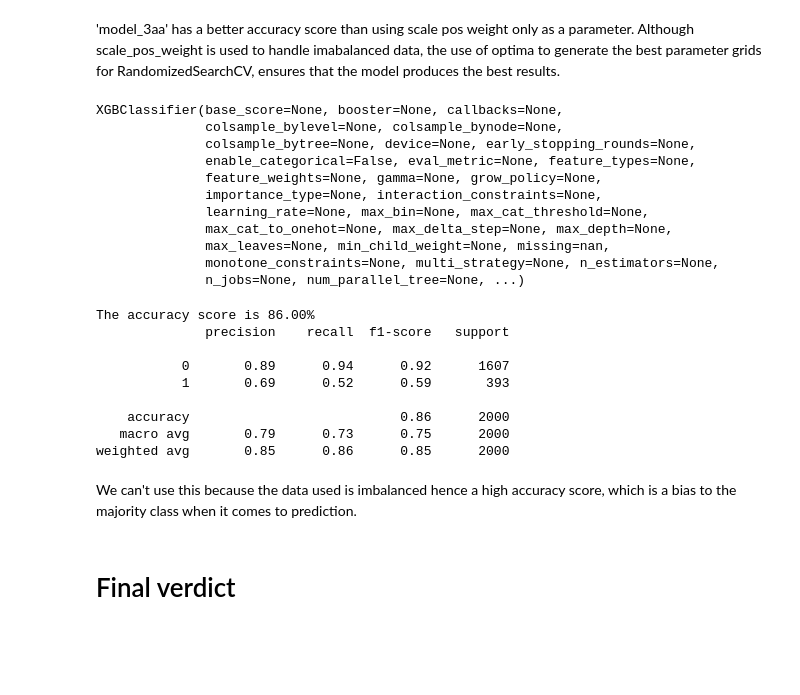
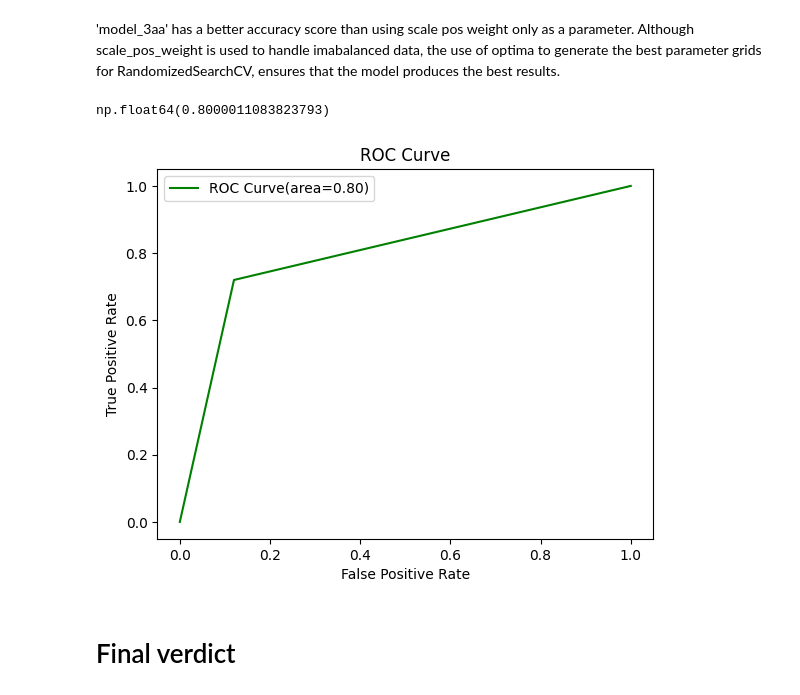
Before and after one commit to joyangelai/Customer-Churn-Prediction, a Jupyter notebook: CustomerChurnPrediction.ipynb, the cells around one changed output. Drawn from its saved outputs; the diff is of its cells as text; code cells hidden in the pictures; blank space fills up the shorter version.

Commit message:
AUC Curve XGB

```diff
--- a/CustomerChurnPrediction.ipynb
+++ b/CustomerChurnPrediction.ipynb
@@ -829,43 +866,23 @@ print(classification_report(ytell, y_test))
 weighted avg       0.84      0.85      0.84      2000
 # %% [markdown]
 'model_3aa' has a better accuracy score than using scale pos weight only as a parameter. Although scale_pos_weight is used to handle imabalanced data, the use of optima to generate the best parameter grids for RandomizedSearchCV, ensures that the model produces the best results.
-# %%
-# XGB with no parameters
-model3b = XGBClassifier()
-model3b.fit(X_train_s,y_train)
-# %% [output]
-XGBClassifier(base_score=None, booster=None, callbacks=None,
-              colsample_bylevel=None, colsample_bynode=None,
-              colsample_bytree=None, device=None, early_stopping_rounds=None,
-              enable_categorical=False, eval_metric=None, feature_types=None,
-              feature_weights=None, gamma=None, grow_policy=None,
-              importance_type=None, interaction_constraints=None,
-              learning_rate=None, max_bin=None, max_cat_threshold=None,
-              max_cat_to_onehot=None, max_delta_step=None, max_depth=None,
-              max_leaves=None, min_child_weight=None, missing=nan,
-              monotone_constraints=None, multi_strategy=None, n_estimators=None,
-              n_jobs=None, num_parallel_tree=None, ...)
-# %%
-# predict the model
-yyy = model3b.predict(X_test_s)
-
-# check accuracy score
-print(f"The accuracy score is {accuracy_score(yyy, y_test)*100:.2f}%")
-
-# classification report
-print(classification_report(y_test,yyy))
-# %% [output]
-The accuracy score is 86.00%
-              precision    recall  f1-score   support
-
-           0       0.89      0.94      0.92      1607
-           1       0.69      0.52      0.59       393
-
-    accuracy                           0.86      2000
-   macro avg       0.79      0.73      0.75      2000
-weighted avg       0.85      0.86      0.85      2000
-# %% [markdown]
-We can't use this because the data used is imbalanced hence a high accuracy score, which is a bias to the majority class when it comes to prediction.
+# %%
+# roc curve for model_3aa
+false_positive_rate, true_positive_rate, thresholds = roc_curve(y_test, ytell)
+roc_auc = auc(false_positive_rate, true_positive_rate)
+roc_auc
+# %% [output]
+np.float64(0.8000011083823793)
+# %%
+# plot roc curve
+plt.figure()
+plt.title("ROC Curve")
+plt.plot(false_positive_rate, true_positive_rate, label='ROC Curve(area=%0.2f)' % roc_auc, color='green')
+plt.xlabel("False Positive Rate")
+plt.ylabel("True Positive Rate")
+plt.legend();
+# %% [output]
+[figure, added]
 # %% [markdown]
 # Final verdict
 # %% [markdown]
```
Also changed, not shown: parts of 3 cells of this notebook.
